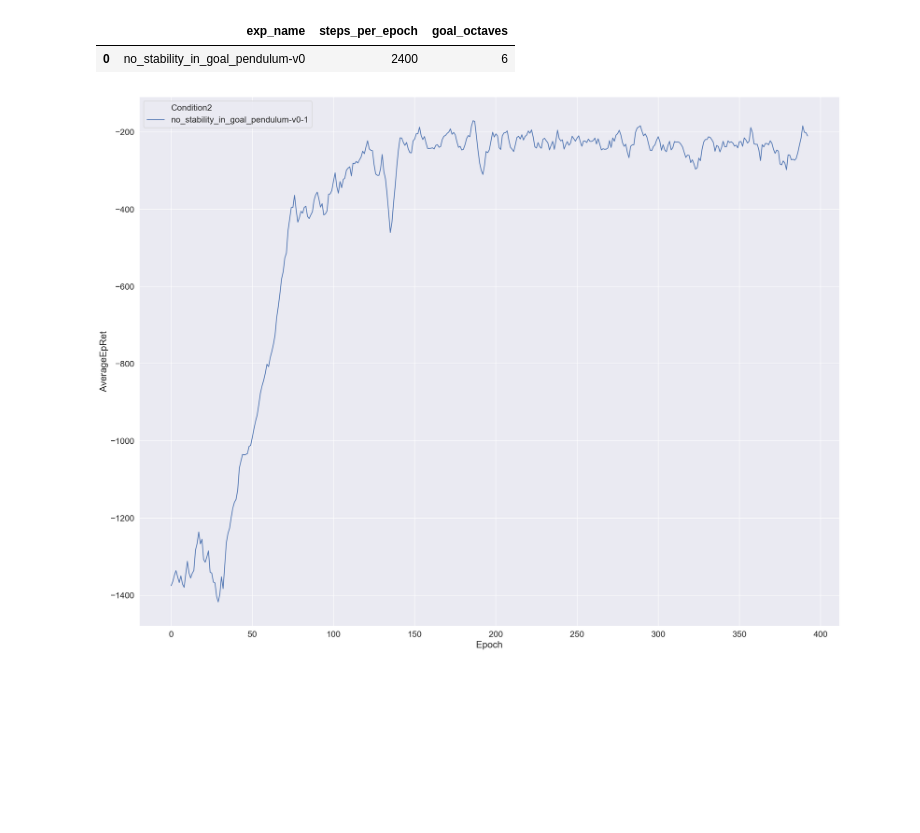
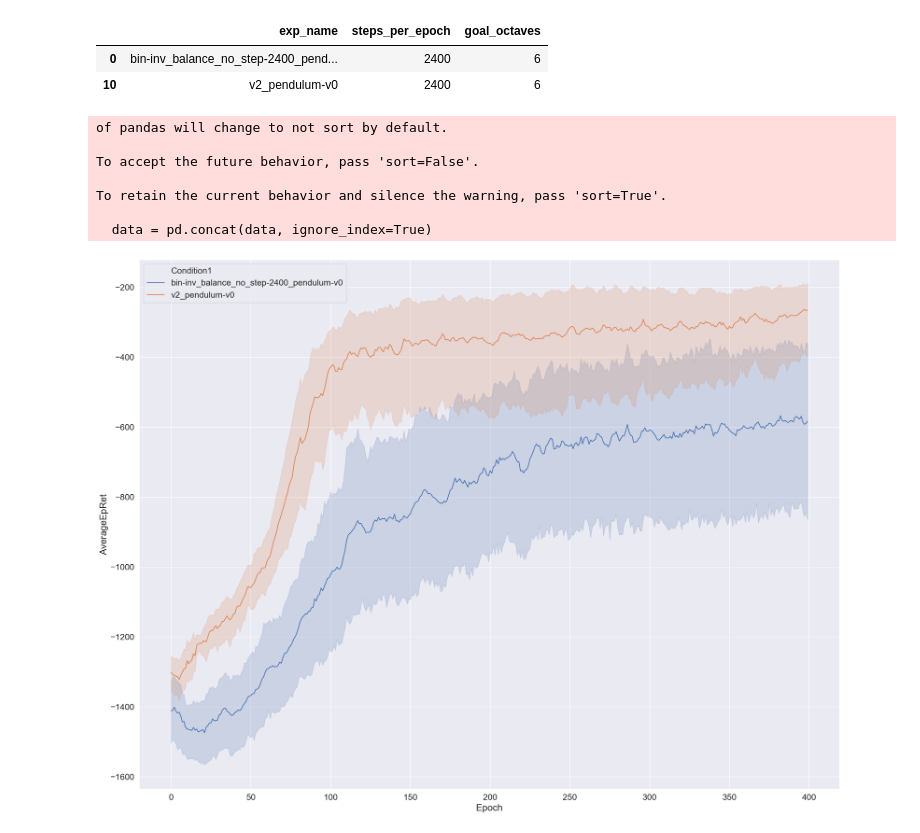
Before and after one commit to ppiech/spinningup, a Jupyter notebook: notebooks/pendulum_v2.ipynb, the cells around one changed output. Saved outputs shown, nothing was run; the diff lists cells and outputs as text; code cells hidden in the pictures; blank space fills up the shorter version.

```diff
--- a/notebooks/pendulum_v2.ipynb
+++ b/notebooks/pendulum_v2.ipynb
@@ -8,7 +8,7 @@ import os.path as osp
 import numpy as np
 from spinup.utils.plot import get_datasets, get_all_datasets, plot_data
 # %%
-datasets, configs = get_all_datasets(['/Users/ppiech/openaigym/spinningup/data/no_stability_in_goal_pendulum-v0/'])
+datasets, configs = get_all_datasets(['/Users/ppiech/openaigym/spindata/v2_pendulum_inv_balance/'])
 
 # Show a sample of the data
 pd.concat(datasets, ignore_index=True)
@@ -68,17 +75,25 @@ df = pd.DataFrame(data=data, columns=columns)
 df.drop_duplicates()
 # %% [output]
 |  | exp_name | steps_per_epoch | goal_octaves |
-| 0 | no_stability_in_goal_pendulum-v0 | 2400 | 6 |
+| 0 | bin-inv_balance_no_step-2400_pend... | 2400 | 6 |
+| 10 | v2_pendulum-v0 | 2400 | 6 |
 # %%
 plt.figure(figsize=(20, 15), dpi=150)
 
 # To show individual runs, add arguments: units='Condition2, estimator=None
 # To compare runs with different epoch lengts, use:xaxis='TotalEnvInteracts'
 
-plot_data(datasets, smooth=5, condition='Condition2')
+plot_data(datasets, smooth=5)
 plt.show()
 # %% [output]
+of pandas will change to not sort by default.
+
+To accept the future behavior, pass 'sort=False'.
+
+To retain the current behavior and silence the warning, pass 'sort=True'.
+
+  data = pd.concat(data, ignore_index=True)
-[figure, old version]
+[figure, new version]
 # %%
 plt.figure(figsize=(14, 8), dpi=150)
 plot_data(datasets, value='StabilityGoalError', smooth=1, show_legend=False, estimator='mean')
```
Also changed, not shown: parts of 6 cells of this notebook, 3 other files.
